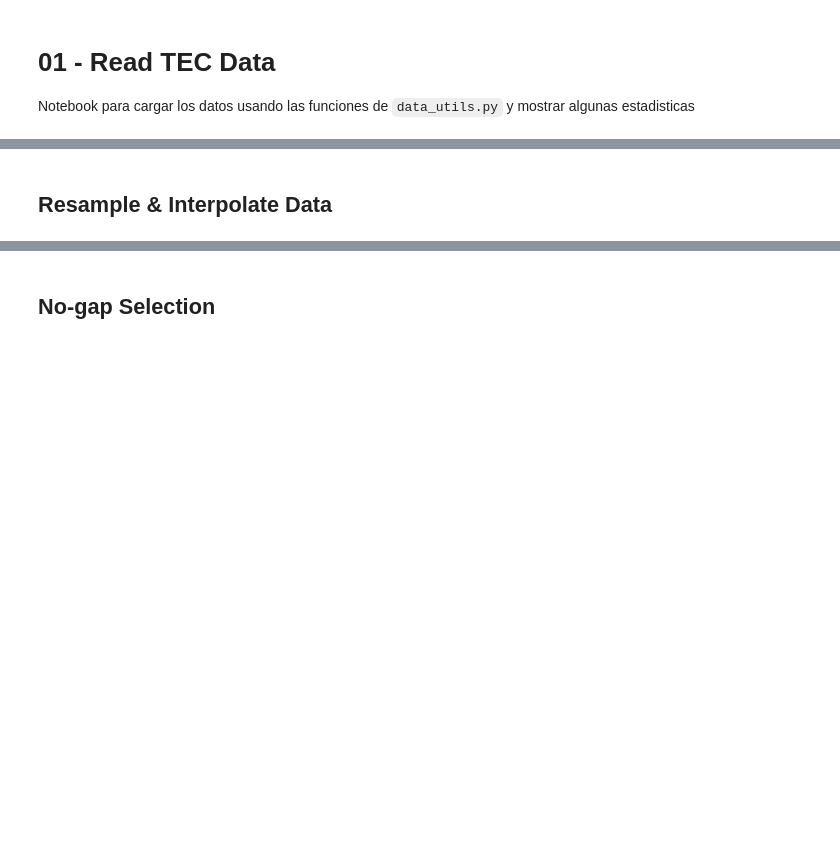
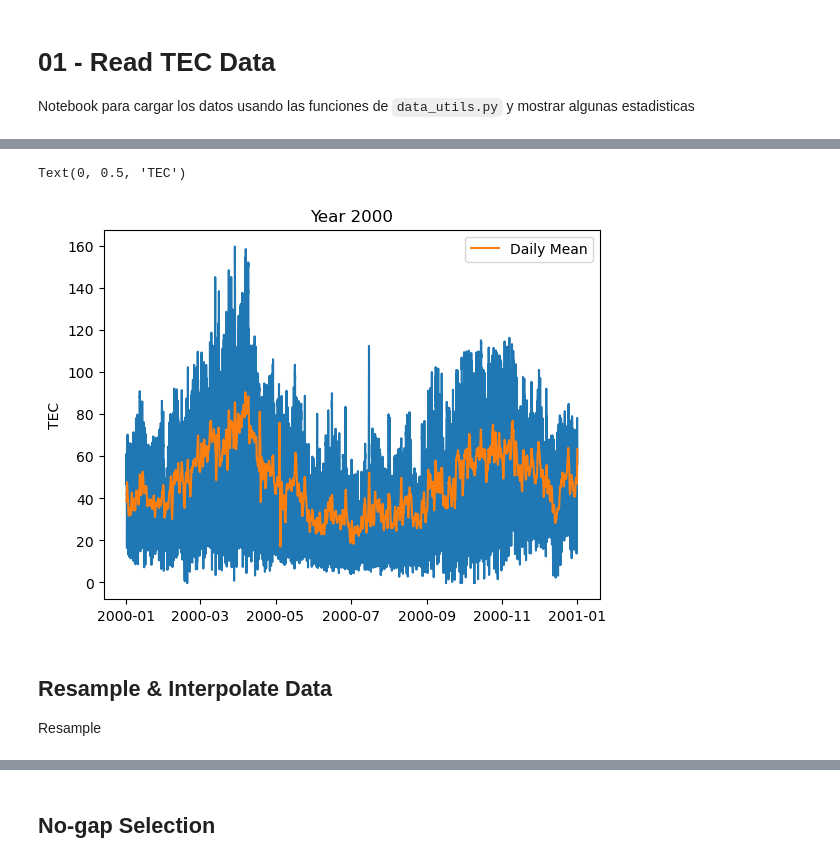
Before and after one commit to atuel96/cargar-estacion-tucu-tec, a Jupyter notebook: 01-load-and-combine-TEC-&-SYMH.ipynb, the cells around one changed output, grey strips where cells are left out. Drawn from its saved outputs; the diff is of its cells as text; code cells hidden in the pictures; blank space fills up the shorter version.

```diff
--- a/01-load-and-combine-TEC-&-SYMH.ipynb
+++ b/01-load-and-combine-TEC-&-SYMH.ipynb
@@ -43,5 +57,19 @@ plt.plot(df.tec)
+# %%
+import matplotlib.pyplot as plt
+from datetime import timedelta
+
+plt.plot(df_2000.tec)
+plt.plot(df_2000.tec.rolling(window=timedelta(days=1), center=True).mean(), label="Daily Mean")
+plt.legend()
+plt.title("Year 2000")
+plt.ylabel("TEC")
+# %% [output]
+Text(0, 0.5, 'TEC')
+[figure, added]
 # %% [markdown]
 ## Resample & Interpolate Data
+
+Resample
 # %%
 from datetime import timedelta
 
```
Also changed, not shown: parts of 12 cells of this notebook.
